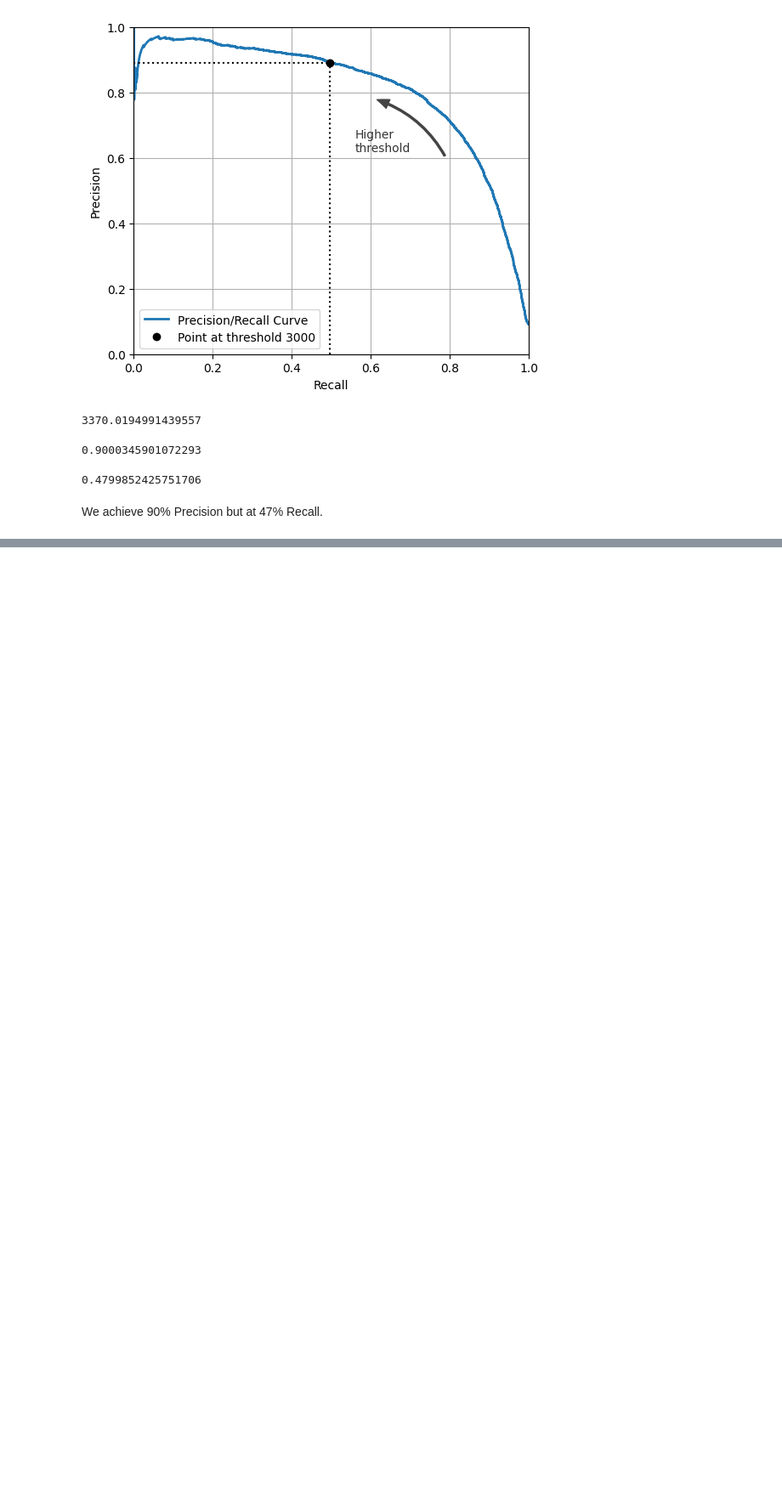
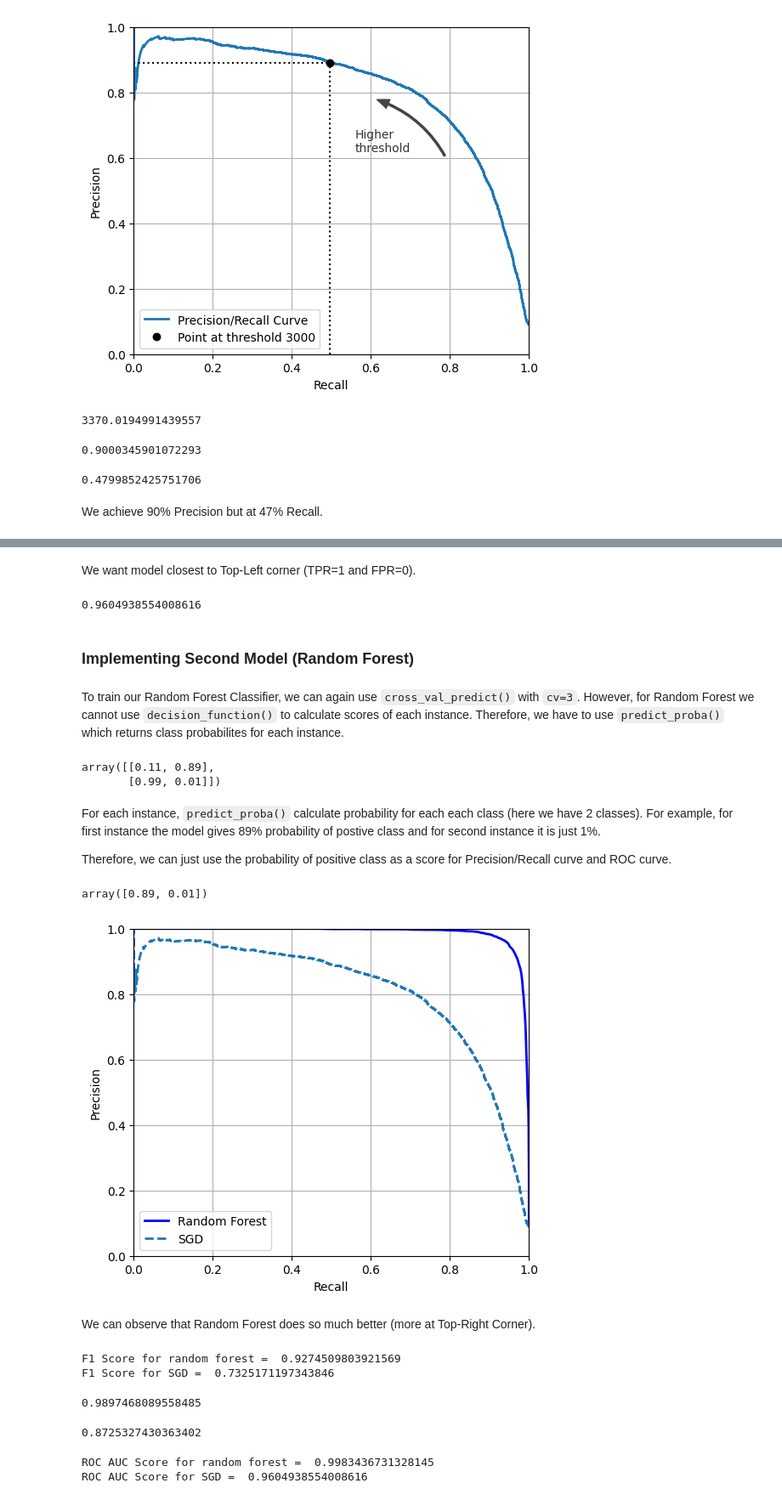
Before and after one commit to vanshuwjoshi/End-To-End-ML, a Jupyter notebook: 03_Classification.ipynb, the cells around one changed output, grey strips where cells are left out. Shown at 85% size. Cells and saved outputs as stored; diff of their text form; code cells hidden in the pictures; blank space fills up the shorter version.

```diff
--- a/03_Classification.ipynb
+++ b/03_Classification.ipynb
@@ -309,0 +358,80 @@ We achieve 90% Precision but at 47% Recall.
+# %% [markdown]
+We want model closest to Top-Left corner (TPR=1 and FPR=0).
+# %%
+### ROC AUC (Area Under the Curve)
+from sklearn.metrics import roc_auc_score
+
+## Calculating score for our SGD classification model
+roc_auc_score(y_train_5, y_scores)
+# %% [output]
+0.9604938554008616
+# %% [markdown]
+### Implementing Second Model (Random Forest)
+# %%
+from sklearn.ensemble import RandomForestClassifier
+
+forest_clf = RandomForestClassifier(random_state=42)
+# %% [markdown]
+To train our Random Forest Classifier, we can again use `cross_val_predict()` with `cv=3`. However, for Random Forest we cannot use `decision_function()` to calculate scores of each instance. Therefore, we have to use `predict_proba()` which returns class probabilites for each instance.
+# %%
+y_probas_forest = cross_val_predict(forest_clf, X_train, y_train_5, cv=3,
+                                    method="predict_proba")
+y_probas_forest[:2]
+# %% [output]
+array([[0.11, 0.89],
+       [0.99, 0.01]])
+# %% [markdown]
+For each instance, `predict_proba()` calculate probability for each each class (here we have 2 classes). For example, for first instance the model gives 89% probability of postive class and for second instance it is just 1%.
+
+Therefore, we can just use the probability of positive class as a score for Precision/Recall curve and ROC curve.
+# %%
+## Getting just the second column (probability of positive class)
+y_scores_forest = y_probas_forest[:,1]
+y_scores_forest[:2]
+# %% [output]
+array([0.89, 0.01])
+# %%
+precisions_forest, recalls_forest, thresholds_forest = precision_recall_curve(
+    y_train_5, y_scores_forest
+)
+# %%
+plt.figure(figsize=(6, 5))
+
+plt.plot(recalls_forest, precisions_forest, "b-", linewidth=2,
+         label="Random Forest")
+plt.plot(recalls, precisions, "--", linewidth=2, label="SGD")
+
+plt.xlabel("Recall")
+plt.ylabel("Precision")
+plt.axis([0, 1, 0, 1])
+plt.grid()
+plt.legend(loc="lower left")
+
+plt.show()
+# %% [output]
+[figure, added]
+# %% [markdown]
+We can observe that Random Forest does so much better (more at Top-Right Corner).
+# %%
+## F1 score
+y_train_pred_forest = y_probas_forest[:,1] >= 0.5 ## positive proba >= 50%
+print("F1 Score for random forest = ", f1_score(y_train_5, y_train_pred_forest))
+print("F1 Score for SGD = ", f1_score(y_train_5, y_train_pred))
+# %% [output]
+F1 Score for random forest =  0.9274509803921569
+F1 Score for SGD =  0.7325171197343846
+# %%
+precision_score(y_train_5, y_train_pred_forest)
+# %% [output]
+0.9897468089558485
+# %%
+recall_score(y_train_5, y_train_pred_forest)
+# %% [output]
+0.8725327430363402
+# %%
+## ROC AUC score
+print("ROC AUC Score for random forest = ", roc_auc_score(y_train_5,y_scores_forest))
+print("ROC AUC Score for SGD = ", roc_auc_score(y_train_5, y_scores))
+# %% [output]
+ROC AUC Score for random forest =  0.9983436731328145
+ROC AUC Score for SGD =  0.9604938554008616
```
Also changed, not shown: parts of 9 cells of this notebook.
